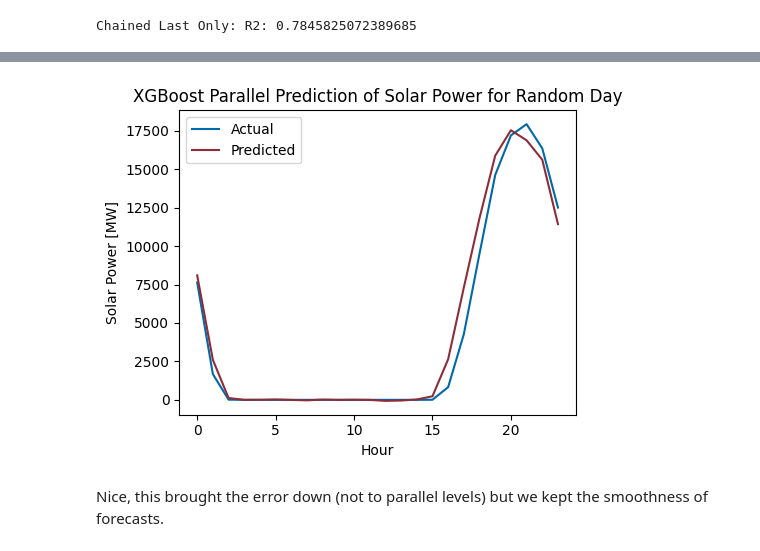
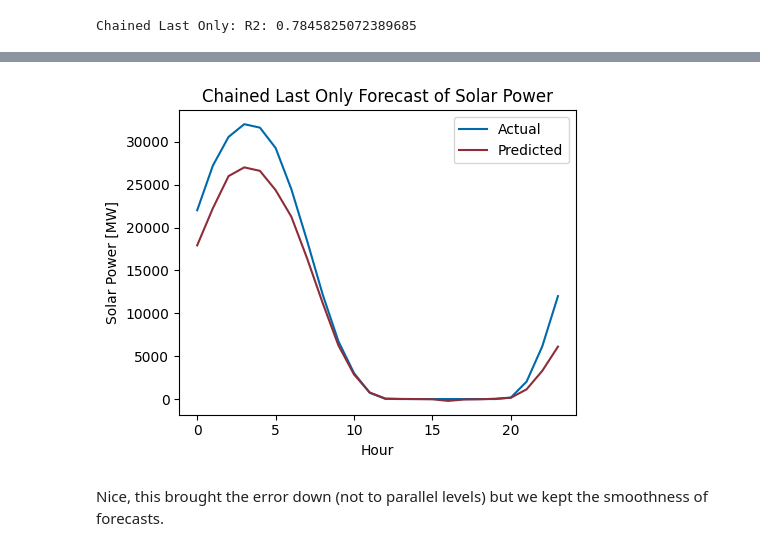
Before and after one commit to Xploeng/Renewable-Energy-Systems, a Jupyter notebook: ForecastingWithXGBoost.ipynb, the cells around one changed output, grey strips where cells are left out. Cells and saved outputs as stored; diff of their text form; code cells hidden in the pictures.

```diff
--- a/ForecastingWithXGBoost.ipynb
+++ b/ForecastingWithXGBoost.ipynb
@@ -492,18 +483,8 @@ plot_error_over_horizon(y_test_horizon,xgb_pred_last_only, horizon=horizon)
 # %%
-# Plot random days from the XGBoost Parallel Prediction
-fig = plt.figure(figsize=(5, 4))
-rand_idx = np.random.randint(0, len(y_test_horizon.index))
-row = y_test_horizon.iloc[rand_idx]
-plt.plot(row.values, label='Actual', color=rgb.tue_blue)
-plt.plot(xgb_pred_last_only[rand_idx, :], label='Predicted', color=rgb.tue_red)
-plt.xlabel('Hour')
-plt.ylabel('Solar Power [MW]')
-plt.title('XGBoost Parallel Prediction of Solar Power for Random Day')
-plt.legend()
-plt.tight_layout()
-plt.show()
+# Plot random forecasts from the XGBoost Last Only Chained Prediction
+plot_random_forecast(y_test_horizon, xgb_pred_last_only, model_name=xgb_last_only_eval.model_name)
 # %% [output]
-[figure, old version]
+[figure, new version]
 # %% [markdown]
 Nice, this brought the error down (not to parallel levels) but we kept the smoothness of forecasts.
 # %% [markdown]
```
Also changed, not shown: parts of 25 cells of this notebook, 6 other files.
